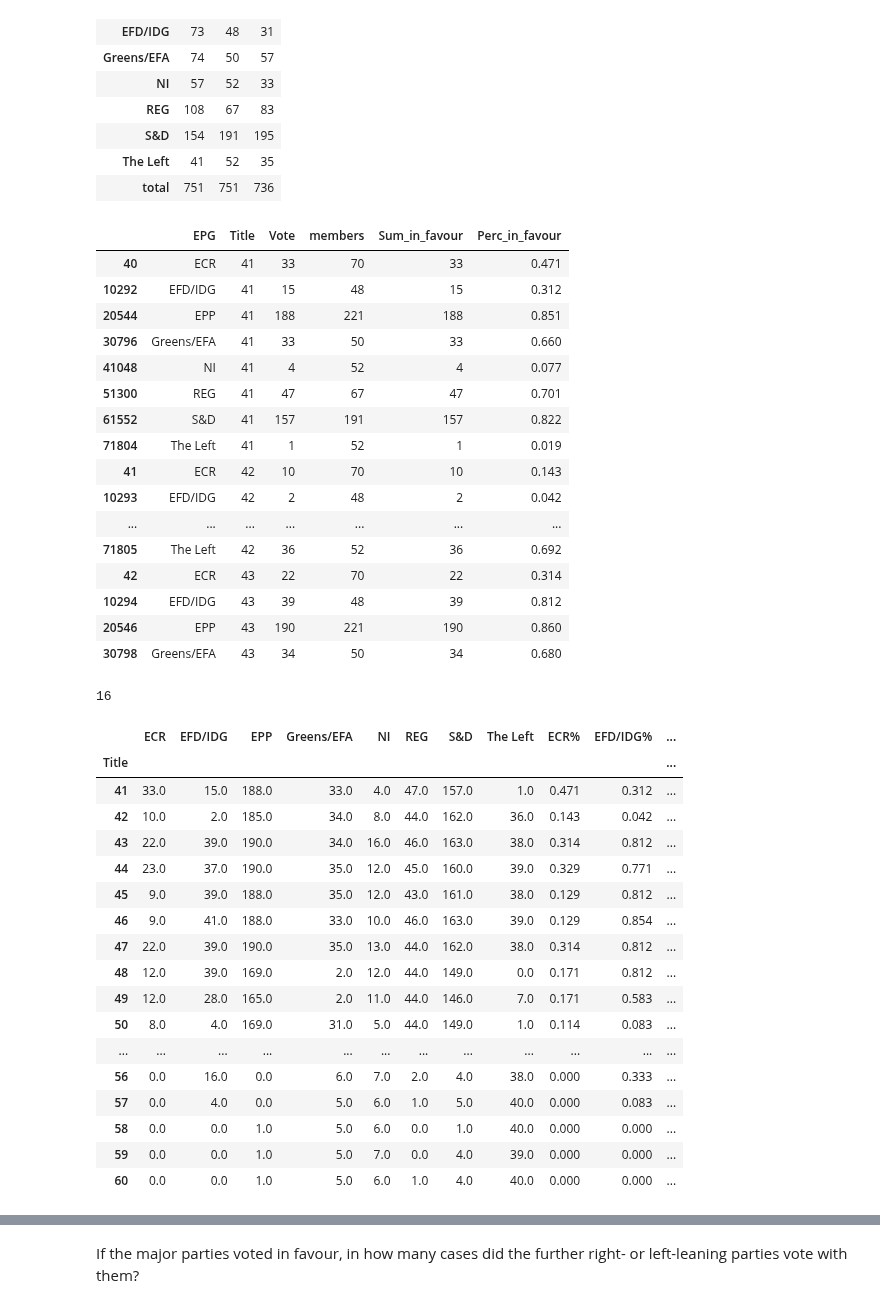
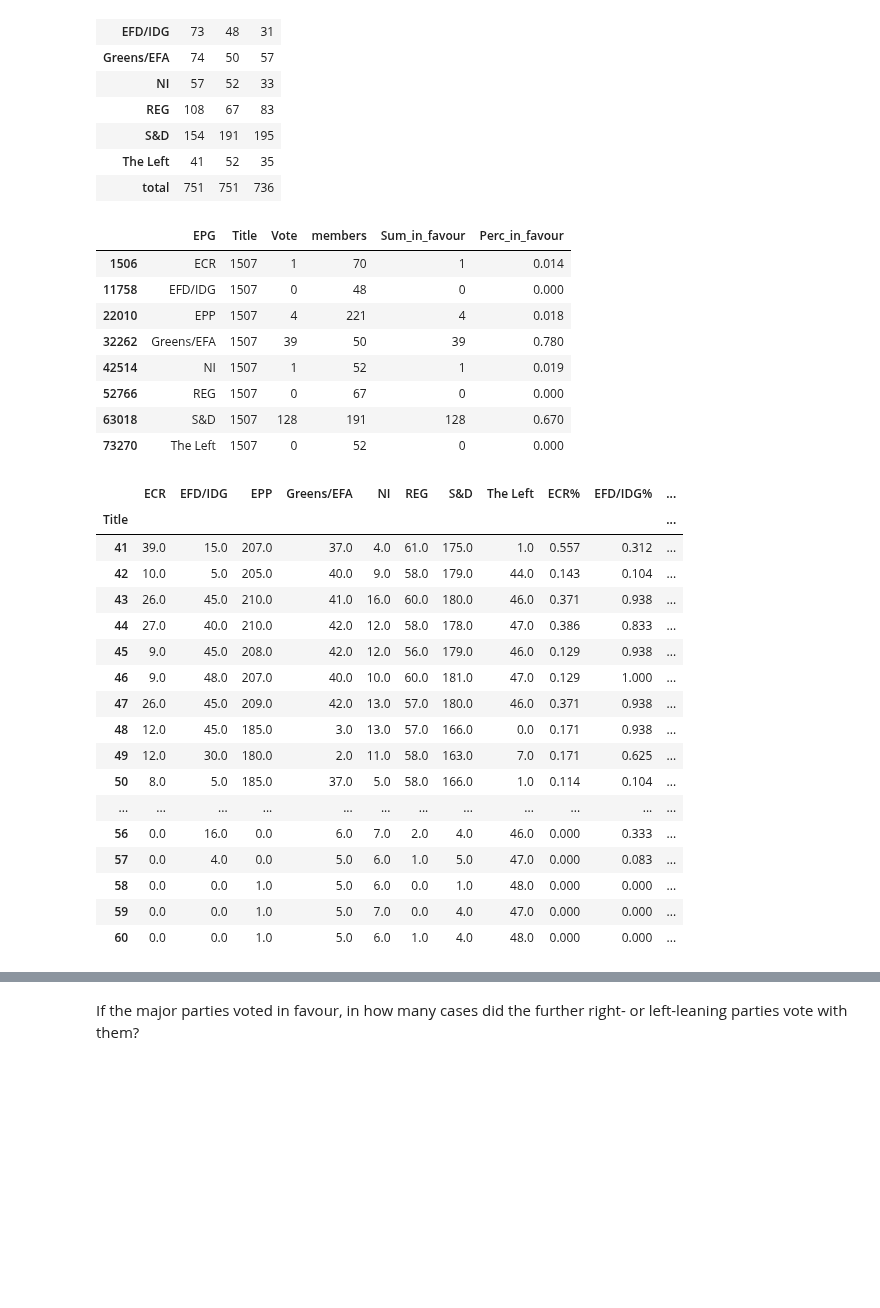
Before and after one commit to izu457/Thesis_Finetuning_GPT3.5_Political_Stance, a Jupyter notebook: EDA.ipynb, the cells around one changed output, grey strips where cells are left out. Drawn from its saved outputs; the diff is of its cells as text; code cells hidden in the pictures; blank space fills up the shorter version.

```diff
--- a/EDA.ipynb
+++ b/EDA.ipynb
@@ -26,8 +26,8 @@ import helper_functions as fu
 # read in csv files
 votes_meps_EP9_or = pd.read_csv('data/EP9_RCVs_2022_06_22.csv')
 voted_docs_EP9_or = pd.read_csv('data/EP9_Voted_docs.csv')
-votes_meps_EP8_or = pd.read_csv('data/EP8_RCVs_2019_06_25.csv')
-voted_docs_EP8_or = pd.read_csv('data/EP8_Voted_docs.csv')
+votes_meps_EP8_or = pd.read_csv('data/EP8_RCVs_2019_06_25_all_MEPs.csv')
+voted_docs_EP8_or = pd.read_csv('data/clean_EP8_Voted_docs.csv')
 votes_meps_EP7_or = pd.read_csv('data/EP7_RCVs_2014_06_19.csv')
 voted_docs_EP7_or = pd.read_csv('data/EP7_Voted_docs.csv')
 # %%
@@ -399,7 +383,7 @@ meps_melted_EP7 = votes_meps_EP7.melt(id_vars=['FullName', 'EPG'], var_name='Tit
 
 # drop rows with NaN values in column "Vote"
 meps_melted_EP9 = meps_melted_EP9.dropna(subset=['Vote'])
-#meps_melted_EP8 = meps_melted_EP8.dropna(subset=['Vote'])
+meps_melted_EP8 = meps_melted_EP8.dropna(subset=['Vote'])
 meps_melted_EP7 = meps_melted_EP7.dropna(subset=['Vote'])
 
 # convert all values in column Title to integers
@@ -410,7 +394,8 @@ meps_melted_EP7['Title'] = meps_melted_EP7['Title'].astype(int)
 print(meps_melted_EP9.shape)
 print(meps_melted_EP8.shape)
 print(meps_melted_EP7.shape)
-display(meps_melted_EP8[11320:11340])
+display(meps_melted_EP8.head())
+test_law = (meps_melted_EP8[meps_melted_EP8['Title']==1507])
 # %% [output]
 (10888331, 4)
 (8796216, 4)
@@ -526,28 +500,20 @@ group_members
 # %%
 # Calculate the percentage of votes in favour for each group
 meps_grouped_EP9 = fu.calculate_percentage_votes(meps_grouped_EP9, group_members, "EP9")
 meps_grouped_EP8 = fu.calculate_percentage_votes(meps_grouped_EP8, group_members, "EP8")
 meps_grouped_EP7 = fu.calculate_percentage_votes(meps_grouped_EP7, group_members, "EP7")
 
-display(meps_grouped_EP8[320:340])
+display(meps_grouped_EP8[meps_grouped_EP8["Title"]==1507])
 # %% [output]
 |  | EPG | Title | Vote | members | Sum_in_favour | Perc_in_favour |
-| 40 | ECR | 41 | 33 | 70 | 33 | 0.471 |
-| 10292 | EFD/IDG | 41 | 15 | 48 | 15 | 0.312 |
-| 20544 | EPP | 41 | 188 | 221 | 188 | 0.851 |
-| 30796 | Greens/EFA | 41 | 33 | 50 | 33 | 0.660 |
-| 41048 | NI | 41 | 4 | 52 | 4 | 0.077 |
-| 51300 | REG | 41 | 47 | 67 | 47 | 0.701 |
-| 61552 | S&D | 41 | 157 | 191 | 157 | 0.822 |
-| 71804 | The Left | 41 | 1 | 52 | 1 | 0.019 |
-| 41 | ECR | 42 | 10 | 70 | 10 | 0.143 |
-| 10293 | EFD/IDG | 42 | 2 | 48 | 2 | 0.042 |
-| ... | ... | ... | ... | ... | ... | ... |
-| 71805 | The Left | 42 | 36 | 52 | 36 | 0.692 |
-| 42 | ECR | 43 | 22 | 70 | 22 | 0.314 |
-| 10294 | EFD/IDG | 43 | 39 | 48 | 39 | 0.812 |
-| 20546 | EPP | 43 | 190 | 221 | 190 | 0.860 |
-| 30798 | Greens/EFA | 43 | 34 | 50 | 34 | 0.680 |
+| 1506 | ECR | 1507 | 1 | 70 | 1 | 0.014 |
+| 11758 | EFD/IDG | 1507 | 0 | 48 | 0 | 0.000 |
+| 22010 | EPP | 1507 | 4 | 221 | 4 | 0.018 |
+| 32262 | Greens/EFA | 1507 | 39 | 50 | 39 | 0.780 |
+| 42514 | NI | 1507 | 1 | 52 | 1 | 0.019 |
+| 52766 | REG | 1507 | 0 | 67 | 0 | 0.000 |
+| 63018 | S&D | 1507 | 128 | 191 | 128 | 0.670 |
+| 73270 | The Left | 1507 | 0 | 52 | 0 | 0.000 |
 # %%
 # pivot table back to wide format, set EPG and Title as columns, keep index
 perc_in_favour_EP9 = meps_grouped_EP9.pivot(index='Title', columns='EPG', values=["Sum_in_favour", 'Perc_in_favour'])
@@ -558,29 +524,27 @@ perc_in_favour_EP7 = meps_grouped_EP7.pivot(index='Title', columns='EPG', values
 column_names = ["ECR", "EFD/IDG", "EPP", "Greens/EFA", "NI", "REG", "S&D", "The Left",
                                 "ECR%", "EFD/IDG%", "EPP%", "Greens/EFA%", "NI%", "REG%", "S&D%", "The Left%"
                                 ]
-print(len(column_names))
 perc_in_favour_EP9.columns = column_names
 perc_in_favour_EP8.columns = column_names
 perc_in_favour_EP7.columns = column_names
 
 display(perc_in_favour_EP8[40:60])
 # %% [output]
-16
 |  | ECR | EFD/IDG | EPP | Greens/EFA | NI | REG | S&D | The Left | ECR% | EFD/IDG% | ... |
 | Title |  |  |  |  |  |  |  |  |  |  | ... |
-| 41 | 33.0 | 15.0 | 188.0 | 33.0 | 4.0 | 47.0 | 157.0 | 1.0 | 0.471 | 0.312 | ... |
-| 42 | 10.0 | 2.0 | 185.0 | 34.0 | 8.0 | 44.0 | 162.0 | 36.0 | 0.143 | 0.042 | ... |
-| 43 | 22.0 | 39.0 | 190.0 | 34.0 | 16.0 | 46.0 | 163.0 | 38.0 | 0.314 | 0.812 | ... |
-| 44 | 23.0 | 37.0 | 190.0 | 35.0 | 12.0 | 45.0 | 160.0 | 39.0 | 0.329 | 0.771 | ... |
-| 45 | 9.0 | 39.0 | 188.0 | 35.0 | 12.0 | 43.0 | 161.0 | 38.0 | 0.129 | 0.812 | ... |
-| 46 | 9.0 | 41.0 | 188.0 | 33.0 | 10.0 | 46.0 | 163.0 | 39.0 | 0.129 | 0.854 | ... |
-| 47 | 22.0 | 39.0 | 190.0 | 35.0 | 13.0 | 44.0 | 162.0 | 38.0 | 0.314 | 0.812 | ... |
-| 48 | 12.0 | 39.0 | 169.0 | 2.0 | 12.0 | 44.0 | 149.0 | 0.0 | 0.171 | 0.812 | ... |
-| 49 | 12.0 | 28.0 | 165.0 | 2.0 | 11.0 | 44.0 | 146.0 | 7.0 | 0.171 | 0.583 | ... |
-| 50 | 8.0 | 4.0 | 169.0 | 31.0 | 5.0 | 44.0 | 149.0 | 1.0 | 0.114 | 0.083 | ... |
+| 41 | 39.0 | 15.0 | 207.0 | 37.0 | 4.0 | 61.0 | 175.0 | 1.0 | 0.557 | 0.312 | ... |
+| 42 | 10.0 | 5.0 | 205.0 | 40.0 | 9.0 | 58.0 | 179.0 | 44.0 | 0.143 | 0.104 | ... |
+| 43 | 26.0 | 45.0 | 210.0 | 41.0 | 16.0 | 60.0 | 180.0 | 46.0 | 0.371 | 0.938 | ... |
+| 44 | 27.0 | 40.0 | 210.0 | 42.0 | 12.0 | 58.0 | 178.0 | 47.0 | 0.386 | 0.833 | ... |
+| 45 | 9.0 | 45.0 | 208.0 | 42.0 | 12.0 | 56.0 | 179.0 | 46.0 | 0.129 | 0.938 | ... |
+| 46 | 9.0 | 48.0 | 207.0 | 40.0 | 10.0 | 60.0 | 181.0 | 47.0 | 0.129 | 1.000 | ... |
+| 47 | 26.0 | 45.0 | 209.0 | 42.0 | 13.0 | 57.0 | 180.0 | 46.0 | 0.371 | 0.938 | ... |
+| 48 | 12.0 | 45.0 | 185.0 | 3.0 | 13.0 | 57.0 | 166.0 | 0.0 | 0.171 | 0.938 | ... |
+| 49 | 12.0 | 30.0 | 180.0 | 2.0 | 11.0 | 58.0 | 163.0 | 7.0 | 0.171 | 0.625 | ... |
+| 50 | 8.0 | 5.0 | 185.0 | 37.0 | 5.0 | 58.0 | 166.0 | 1.0 | 0.114 | 0.104 | ... |
 | ... | ... | ... | ... | ... | ... | ... | ... | ... | ... | ... | ... |
-| 56 | 0.0 | 16.0 | 0.0 | 6.0 | 7.0 | 2.0 | 4.0 | 38.0 | 0.000 | 0.333 | ... |
-| 57 | 0.0 | 4.0 | 0.0 | 5.0 | 6.0 | 1.0 | 5.0 | 40.0 | 0.000 | 0.083 | ... |
-| 58 | 0.0 | 0.0 | 1.0 | 5.0 | 6.0 | 0.0 | 1.0 | 40.0 | 0.000 | 0.000 | ... |
-| 59 | 0.0 | 0.0 | 1.0 | 5.0 | 7.0 | 0.0 | 4.0 | 39.0 | 0.000 | 0.000 | ... |
-| 60 | 0.0 | 0.0 | 1.0 | 5.0 | 6.0 | 1.0 | 4.0 | 40.0 | 0.000 | 0.000 | ... |
+| 56 | 0.0 | 16.0 | 0.0 | 6.0 | 7.0 | 2.0 | 4.0 | 46.0 | 0.000 | 0.333 | ... |
+| 57 | 0.0 | 4.0 | 0.0 | 5.0 | 6.0 | 1.0 | 5.0 | 47.0 | 0.000 | 0.083 | ... |
+| 58 | 0.0 | 0.0 | 1.0 | 5.0 | 6.0 | 0.0 | 1.0 | 48.0 | 0.000 | 0.000 | ... |
+| 59 | 0.0 | 0.0 | 1.0 | 5.0 | 7.0 | 0.0 | 4.0 | 47.0 | 0.000 | 0.000 | ... |
+| 60 | 0.0 | 0.0 | 1.0 | 5.0 | 6.0 | 1.0 | 4.0 | 48.0 | 0.000 | 0.000 | ... |
```
Also changed, not shown: parts of 38 cells of this notebook, 2 other files.
